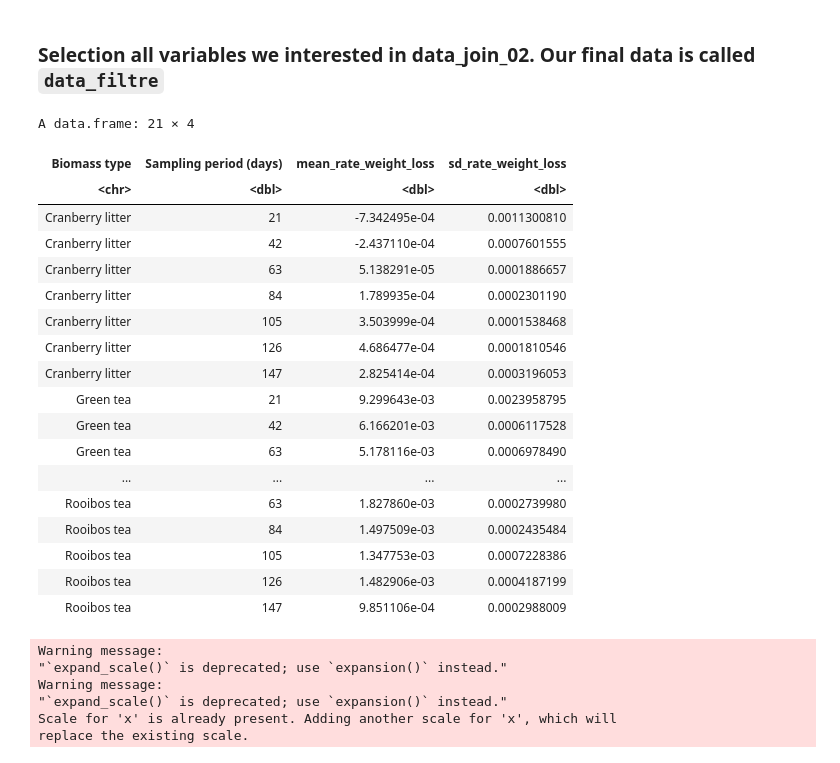
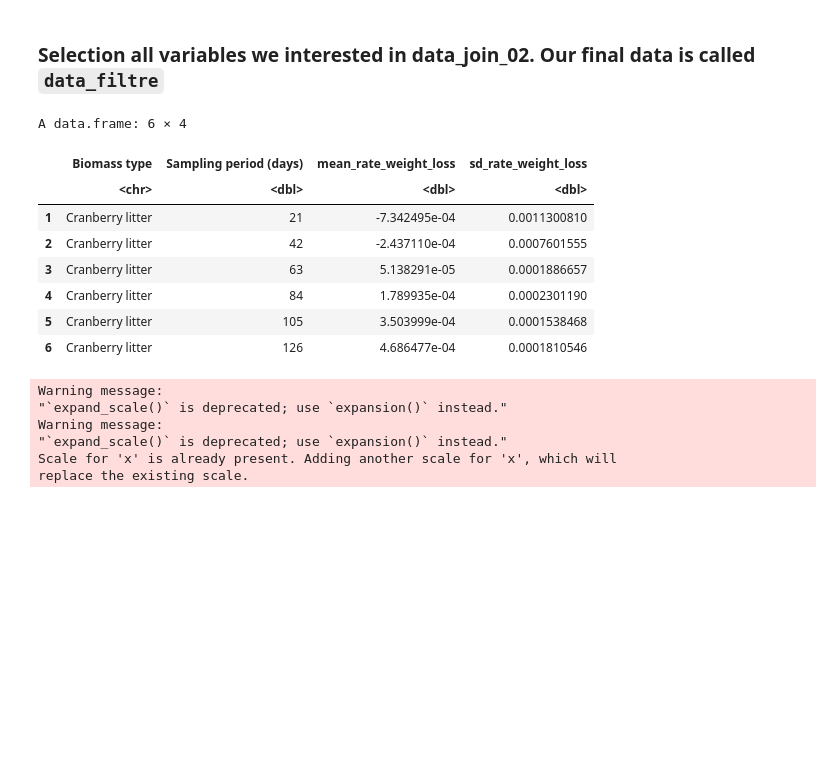
Before and after one commit to DosouYovoW/TeaBag_Projet, a Jupyter notebook: stats.ipynb, the cells around one changed output. Drawn from its saved outputs; the diff is of its cells as text; code cells hidden in the pictures; blank space fills up the shorter version.

```diff
--- a/stats.ipynb
+++ b/stats.ipynb
@@ -1067,19 +1057,15 @@ cols(
 [4] "LIC perc initial (%)"  "HOLO perc initial (%)"
 # %%
 Biochemical_meanSD <- ddply(data_fiber_initial2, ~ `Biomasse type`,
-      summarise, mean_SOL = mean(`SOL perc initial (%)`, na.rm = TRUE),
-                            sd_SOL = sd(`SOL perc initial (%)`, na.rm = TRUE),
-                            mean_LIC = mean(`LIC perc initial (%)`, na.rm = TRUE),
-                            sd_LIC = sd(`LIC perc initial (%)`, na.rm = TRUE),
-                            mean_HOLO = mean(`HOLO perc initial (%)`, na.rm = TRUE),
-                            sd_HOLO = sd(`HOLO perc initial (%)`, na.rm = TRUE))
+      summarise, `mean_SOL_initial (%)` = mean(`SOL perc initial (%)`, na.rm = TRUE),
+                            `sd_SOL_initial (%)` = sd(`SOL perc initial (%)`, na.rm = TRUE),
+                            `mean_LIC_initial (%)` = mean(`LIC perc initial (%)`, na.rm = TRUE),
+                            `sd_LIC_initial (%)` = sd(`LIC perc initial (%)`, na.rm = TRUE),
+                            `mean_HOLO_initial (%)` = mean(`HOLO perc initial (%)`, na.rm = TRUE),
+                            `sd_HOLO_initial (%)` = sd(`HOLO perc initial (%)`, na.rm = TRUE))
 Biochemical_meanSD
 
-data_fiber_initial <- data_biochemical %>%
-rename(`Biomass type` = `Biomasse.type`,
-      `SOL perc initial (%)` = `SOL.perc.initial.....Mean`,
-      `LIC perc initial (%)` = `LIC.perc.initial.....Mean`,
-      `HOLO perc initial (%)` = `HOLO.perc.initial.....Mean`) %>%
-select(`Biomass type`, `SOL perc initial (%)`, `LIC perc initial (%)`, `HOLO perc initial (%)`)
+data_fiber_initial <- Biochemical_meanSD %>%
+rename(`Biomass type` = `Biomasse type`)
 # %% [output]
 A data.frame: 3 × 7
@@ -1163,28 +1142,18 @@ f3 <- function(x) c(Mean = mean(x), SE = sd(x))
 # %%
 meanSD_rate_weight_loss <- ddply(data_filtre, ~ `Biomass type` + `Sampling period (days)`,
       summarise, mean_rate_weight_loss = mean(`rate weight loss`, na.rm = TRUE),
                             sd_rate_weight_loss = sd(`rate weight loss`, na.rm = TRUE))
-meanSD_rate_weight_loss
+head(meanSD_rate_weight_loss)
 # %% [output]
-A data.frame: 21 × 4
+A data.frame: 6 × 4
-| Biomass type | Sampling period (days) | mean_rate_weight_loss | sd_rate_weight_loss |
-| <chr> | <dbl> | <dbl> | <dbl> |
-| Cranberry litter | 21 | -7.342495e-04 | 0.0011300810 |
-| Cranberry litter | 42 | -2.437110e-04 | 0.0007601555 |
-| Cranberry litter | 63 | 5.138291e-05 | 0.0001886657 |
-| Cranberry litter | 84 | 1.789935e-04 | 0.0002301190 |
-| Cranberry litter | 105 | 3.503999e-04 | 0.0001538468 |
-| Cranberry litter | 126 | 4.686477e-04 | 0.0001810546 |
-| Cranberry litter | 147 | 2.825414e-04 | 0.0003196053 |
-| Green tea | 21 | 9.299643e-03 | 0.0023958795 |
-| Green tea | 42 | 6.166201e-03 | 0.0006117528 |
-| Green tea | 63 | 5.178116e-03 | 0.0006978490 |
-| ... | ... | ... | ... |
-| Rooibos tea | 63 | 1.827860e-03 | 0.0002739980 |
-| Rooibos tea | 84 | 1.497509e-03 | 0.0002435484 |
-| Rooibos tea | 105 | 1.347753e-03 | 0.0007228386 |
-| Rooibos tea | 126 | 1.482906e-03 | 0.0004187199 |
-| Rooibos tea | 147 | 9.851106e-04 | 0.0002988009 |
+|  | Biomass type | Sampling period (days) | mean_rate_weight_loss | sd_rate_weight_loss |
+|  | <chr> | <dbl> | <dbl> | <dbl> |
+| 1 | Cranberry litter | 21 | -7.342495e-04 | 0.0011300810 |
+| 2 | Cranberry litter | 42 | -2.437110e-04 | 0.0007601555 |
+| 3 | Cranberry litter | 63 | 5.138291e-05 | 0.0001886657 |
+| 4 | Cranberry litter | 84 | 1.789935e-04 | 0.0002301190 |
+| 5 | Cranberry litter | 105 | 3.503999e-04 | 0.0001538468 |
+| 6 | Cranberry litter | 126 | 4.686477e-04 | 0.0001810546 |
 # %%
 options(repr.plot.width = 10, repr.plot.height = 6)
 ggplot(meanSD_rate_weight_loss, aes(x = `Sampling period (days)`, y = `mean_rate_weight_loss`, group = `Biomass type`)) +
```
Also changed, not shown: parts of 24 cells of this notebook, 2 other files.
